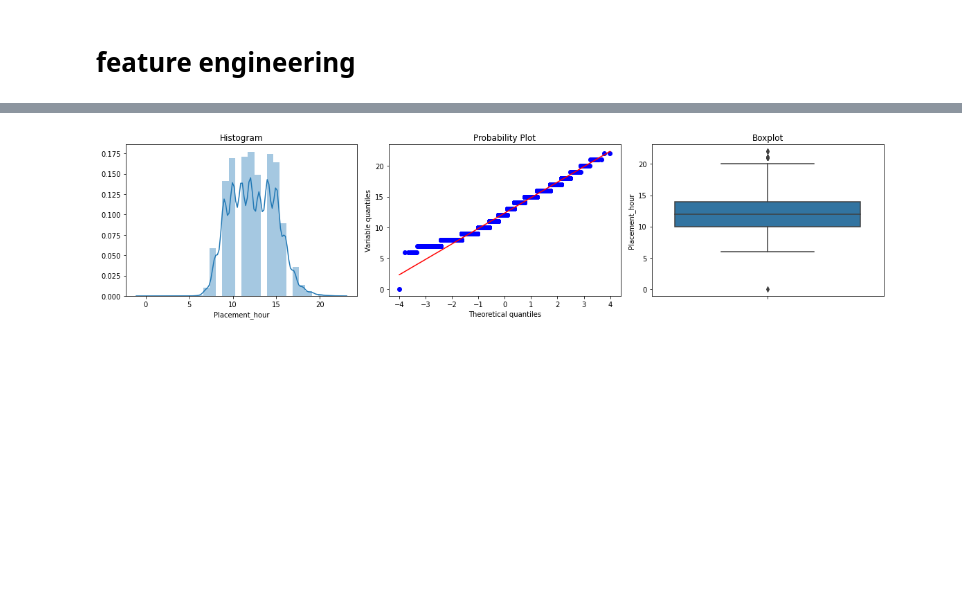
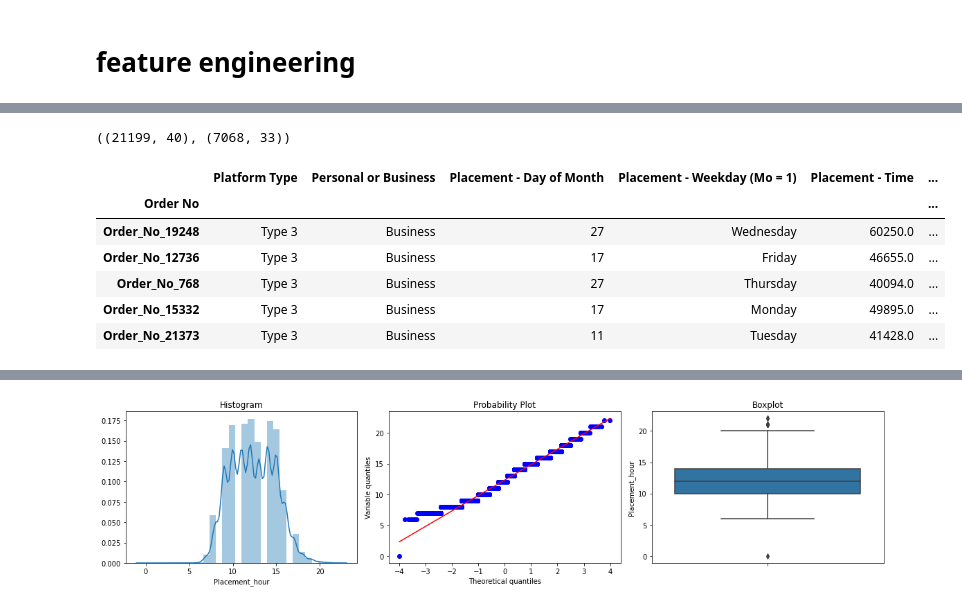
Before and after one commit to Explore-EDSA-2020/Regression-Sendy-Logistics-Challenge, a Jupyter notebook: notebook/Sendy_logistics_DataPrep.ipynb, the cells around one changed output, grey strips where cells are left out. Saved outputs shown, nothing was run; the diff lists cells and outputs as text; code cells hidden in the pictures; blank space fills up the shorter version.

```diff
--- a/notebook/Sendy_logistics_DataPrep.ipynb
+++ b/notebook/Sendy_logistics_DataPrep.ipynb
@@ -360,0 +418,24 @@ def to_delta(df, delta_cols):
+# %%
+# cast time to datetime then create hours, minute, seconds
+train_features = to_seconds(train_features, time_features)
+test_features = to_seconds(test_features, time_features)
+# %%
+# Create the delta features
+train_features = to_delta(train_features, delta_cols)
+test_features = to_delta(test_features, delta_cols)
+# %%
+# get shape
+train_features.shape, test_features.shape
+# %% [output]
+((21199, 40), (7068, 33))
+# %%
+# view test data with new features
+test_features.head()
+# %% [output]
+|  | Platform Type | Personal or Business | Placement - Day of Month | Placement - Weekday (Mo = 1) | Placement - Time | ... |
+| Order No |  |  |  |  |  | ... |
+| Order_No_19248 | Type 3 | Business | 27 | Wednesday | 60250.0 | ... |
+| Order_No_12736 | Type 3 | Business | 17 | Friday | 46655.0 | ... |
+| Order_No_768 | Type 3 | Business | 27 | Thursday | 40094.0 | ... |
+| Order_No_15332 | Type 3 | Business | 17 | Monday | 49895.0 | ... |
+| Order_No_21373 | Type 3 | Business | 11 | Tuesday | 41428.0 | ... |
```
Also changed, not shown: parts of 82 cells of this notebook.
